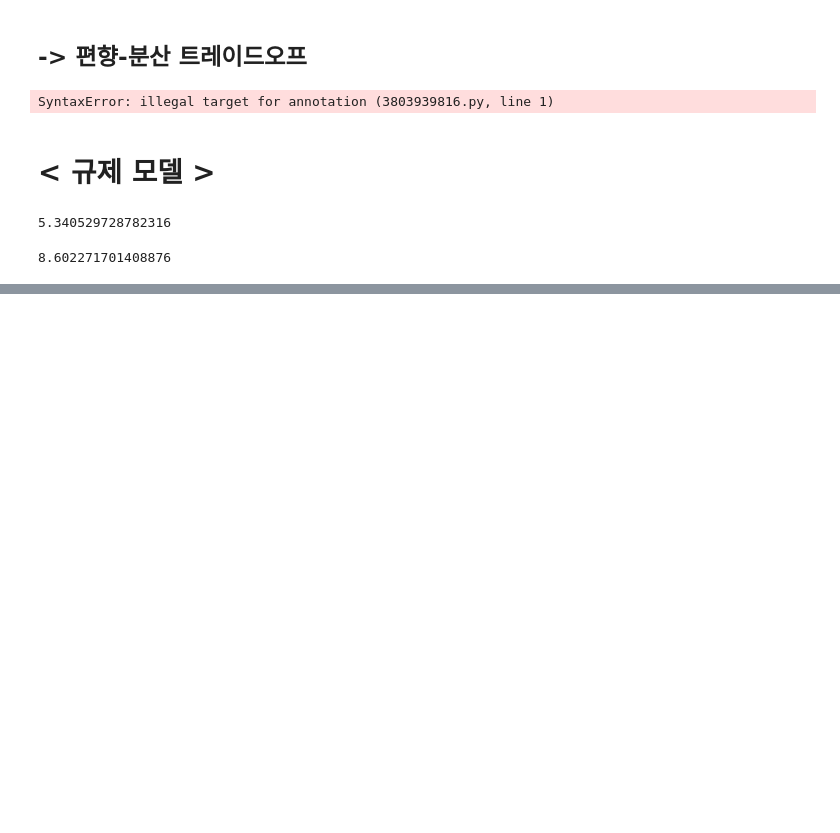
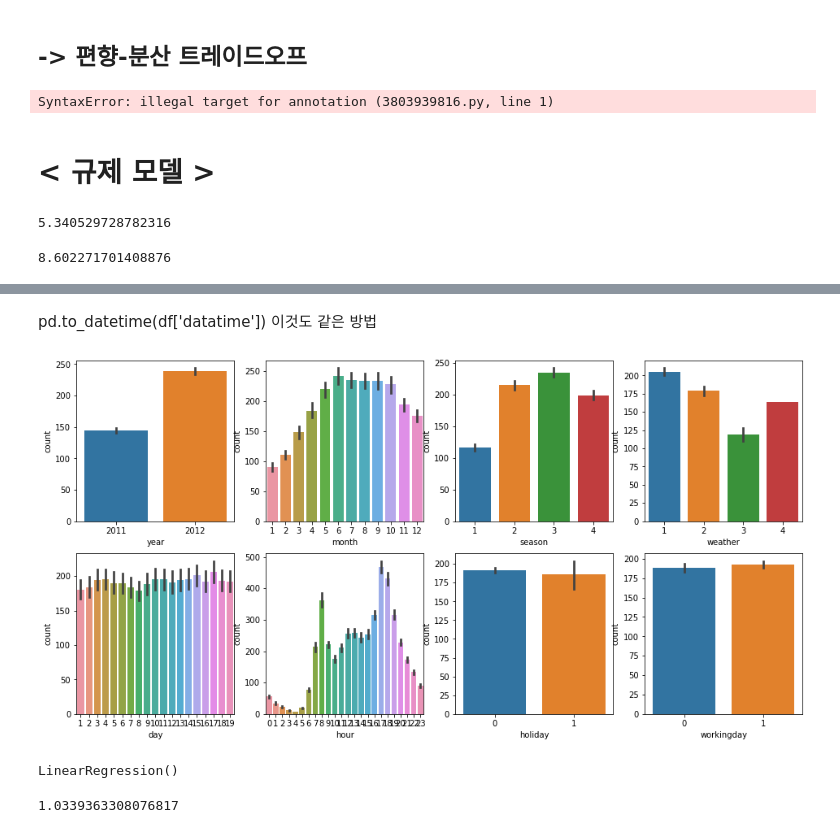
Before and after one commit to zzwony/Start_0920, a Jupyter notebook: 머신러닝.ipynb, the cells around one changed output, grey strips where cells are left out. Cells and saved outputs as stored; diff of their text form; code cells hidden in the pictures; blank space fills up the shorter version.

```diff
--- a/머신러닝.ipynb
+++ b/머신러닝.ipynb
@@ -2191,0 +2216,13 @@ np.mean(rmse)
+# %%
+import numpy as np
+import pandas as pd
+import seaborn as sns
+import matplotlib.pyplot as plt
+%matplotlib inline
+
+import warnings
+warnings.filterwarnings('ignore', category=RuntimeWarning)
+
+bike_df = pd.read_csv('train1.csv')
+print(bike_df.shape)
+bike_df.head()
@@ -2191,0 +2260,24 @@ np.mean(rmse)
+# %%
+bike_df['datetime'] = bike_df['datetime'].astype('datetime64')
+# %% [markdown]
+pd.to_datetime(df['datatime']) 이것도 같은 방법
+# %%
+bike_df['year'] = bike_df.datetime.dt.year
+bike_df['month'] = bike_df.datetime.dt.month
+bike_df['day'] = bike_df.datetime.dt.day
+bike_df['hour'] = bike_df.datetime.dt.hour
+# %%
+# 상관도가 높아 예측을 저해할 우려가 있으므로 삭제.
+drop_columns = ['datetime', 'casual', 'registered']
+bike_df.drop(drop_columns, axis=1, inplace=True)
+# %%
+fig, axs = plt.subplots(figsize=(16, 8), ncols=4, nrows=2)
+cat_features = ['year', 'month','season','weather','day', 'hour', 'holiday','workingday']
+# cat_features에 있는 모든 칼럼별로 개별 칼럼값에 따른 count의 합을 barplot으로 시각화
+for i, feature in enumerate(cat_features):
+    row = int(i/4)
+    col = i%4
+    # 시본의 barplot을 이용해 칼럼값에 따른 count의 평균값을 표현
+    sns.barplot(x=feature, y='count', data=bike_df, ax=axs[row][col])
+# %% [output]
+[figure, added]
@@ -2191,0 +2295,13 @@ np.mean(rmse)
+# %%
+# LinearRegression으로 mse를 구하기
+from sklearn.linear_model import LinearRegression
+
+lr_clf = LinearRegression()
+lr_clf.fit(X_train, y_train)
+# %% [output]
+LinearRegression()
+# %%
+preds = lr_clf.predict(X_test)
+mse(y_test, preds)
+# %% [output]
+1.0339363308076817
```
Also changed, not shown: parts of 37 cells of this notebook.
